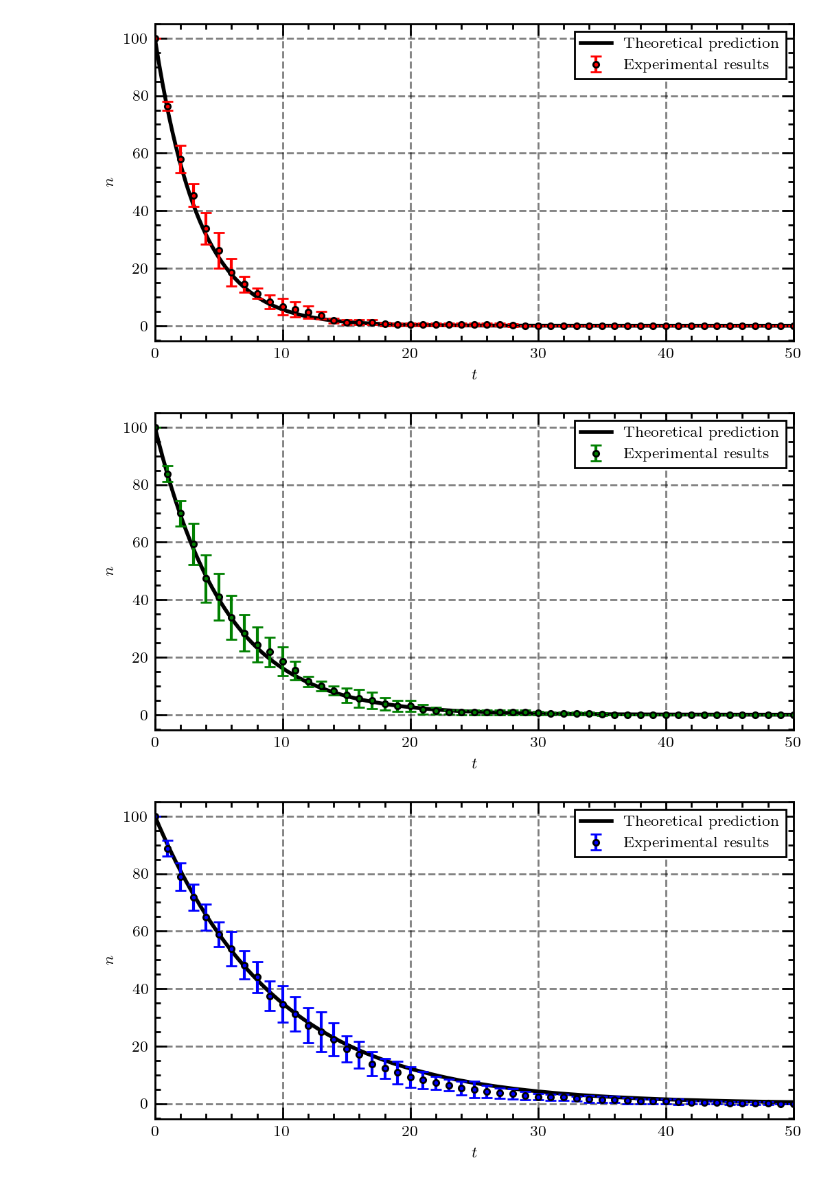
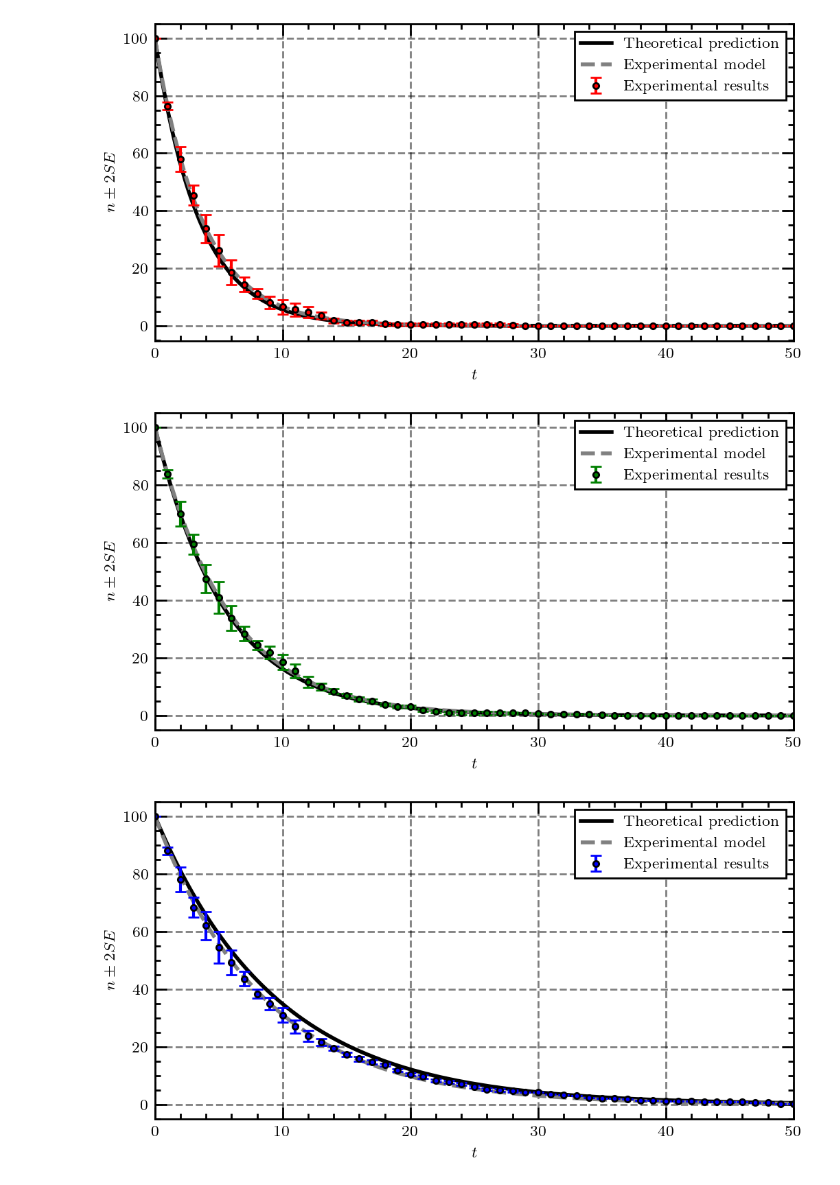
Before and after one commit to silvernuke911/Physics157, a Jupyter notebook: CH1/radioactive.ipynb, the cells around one changed output. Drawn from its saved outputs; the diff is of its cells as text; code cells hidden in the pictures.

```diff
--- a/CH1/radioactive.ipynb
+++ b/CH1/radioactive.ipynb
@@ -81,12 +81,16 @@ columns_12 = ['12', '12.1', '12.2', '12.3', '12.4']
 # Compute the mean and standard deviation
 df["4 ave"] = df[columns_4].mean(axis=1)
 df["4 std"] = df[columns_4].std(axis=1)
+df["4 ser"] = 2* df[columns_4].std(axis=1) / np.sqrt(5)
 df["6 ave"] = df[columns_6].mean(axis=1)
 df["6 std"] = df[columns_6].std(axis=1)
+df["6 ser"] = 2* df[columns_4].std(axis=1) / np.sqrt(5)
 df["10 ave"] = df[columns_10].mean(axis=1)
 df["10 std"] = df[columns_10].std(axis=1)
+df["10 ser"] = 2* df[columns_4].std(axis=1) / np.sqrt(5)
 df["12 ave"] = df[columns_12].mean(axis=1)
 df["12 std"] = df[columns_12].std(axis=1)
+df["12 ser"] = 2* df[columns_4].std(axis=1) / np.sqrt(5)
 
 print(df)
 # %% [output]
@@ -116,7 +184,7 @@ plt.figure(figsize = (6,3), dpi= 200)
 plt.errorbar(
     df['T'],
     df['4 ave'],
-    yerr = df['4 std'],
+    yerr = df['4 ser'],
     color = 'r',
     fmt='.',
     capsize=3,
@@ -139,8 +207,17 @@ plt.plot(
     zorder = 1,
     label = 'Theoretical prediction'
     )
+y1 = 100*(1-probs[0])**x
+plt.plot(
+    x,
+    y1,
+    color = 'gray',
+    zorder = 1,
+    label = 'Experimental model',
+    linestyle = '--'
+    )
 plt.xlim(0,50)
-plt.ylabel('$n$')
+plt.ylabel(r'$n \pm 2SE $')
 plt.xlabel('$t$')
 plt.legend()
 
@@ -149,7 +226,7 @@ plt.savefig(os.path.join(imsave_path, f'fig{imsave}.png'))
 
 plt.show()
 # %% [output]
-[figure, old version]
+[figure, new version]
 # %%
 x = np.arange(0,100,0.1)
 y = 100*(1-1/6)**x
@@ -157,7 +234,7 @@ plt.figure(figsize = (6,3), dpi= 200)
 plt.errorbar(
     df['T'],
     df['6 ave'],
-    yerr = df['6 std'],
+    yerr = df['6 ser'],
     color = 'g',
     fmt='.',
     capsize=3,
@@ -180,8 +257,17 @@ plt.plot(
     zorder = 1,
     label = 'Theoretical prediction'
     )
+y1 = 100*(1-probs[1])**x
+plt.plot(
+    x,
+    y1,
+    color = 'gray',
+    zorder = 1,
+    label = 'Experimental model',
+    linestyle = '--'
+    )
 plt.xlim(0,50)
-plt.ylabel('$n$')
+plt.ylabel(r'$n \pm 2SE $')
 plt.xlabel('$t$')
 plt.legend()
 
@@ -190,7 +276,7 @@ plt.savefig(os.path.join(imsave_path, f'fig{imsave}.png'))
 
 plt.show()
 # %% [output]
-[figure, old version]
+[figure, new version]
 # %%
 x = np.arange(0,100,0.1)
 y = 100*(1-1/10)**x
@@ -198,40 +284,50 @@ plt.figure(figsize = (6,3), dpi= 200)
 plt.errorbar(
     df['T'],
     df['10 ave'],
-    yerr = df['10 std'],
+    yerr = df['10 ser'],
     color = 'b',
     fmt='.',
     capsize=3,
     markeredgecolor='k',
     elinewidth = 1.5,
     linestyle = '',
     linewidth = 1.5,
     zorder = 2,
     label = 'Experimental results'
     )
 # plt.step(df['T'],df['10'])
 # plt.step(df['T'],df['10.1'])
 # plt.step(df['T'],df['10.2'])
 # plt.step(df['T'],df['10.3'])
 # plt.step(df['T'],df['10.4'])
 plt.plot(
     x,
     y,
     color = 'k',
     zorder = 1,
     label = 'Theoretical prediction'
     )
+y1 = 100*(1-probs[2])**x
+plt.plot(
+    x,
+    y1,
+    color = 'gray',
+    zorder = 1,
+    label = 'Experimental model',
+    linestyle = '--'
+    )
+# plt.plot(x,y2, color = 'r')
 plt.xlim(0,50)
-plt.ylabel('$n$')
+plt.ylabel(r'$n \pm 2SE $')
 plt.xlabel('$t$')
 plt.legend()
 
 imsave += 1
 plt.savefig(os.path.join(imsave_path, f'fig{imsave}.png'))
 
 plt.show()
 # %% [output]
-[figure, old version]
+[figure, new version]
 # %%
 x = np.arange(0,100,0.1)
 y = 100*(1-1/12)**x
```
Also changed, not shown: parts of 10 cells of this notebook, 26 other files.
